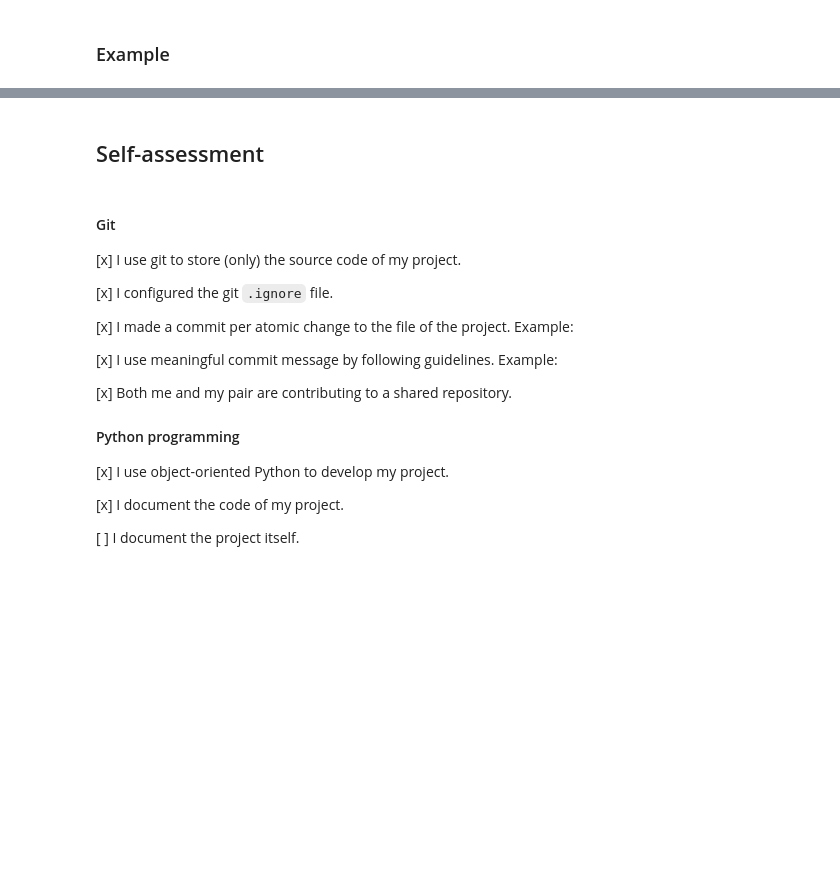
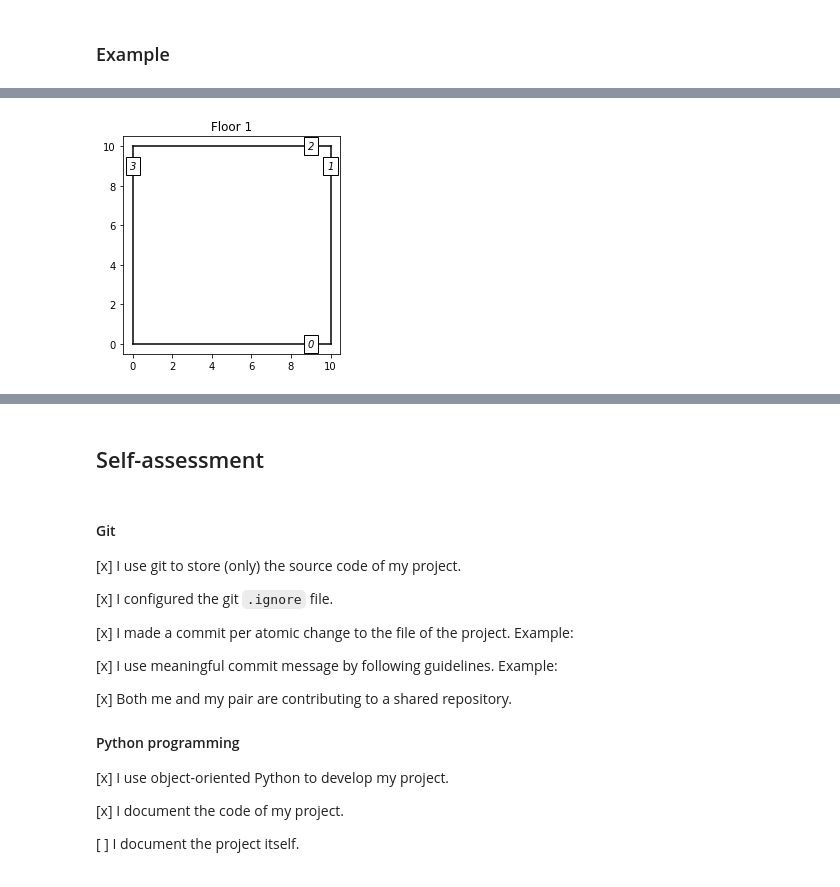
Before and after one commit to karim-zaidi/digital_twin, a Jupyter notebook: Showcase.ipynb, the cells around one changed output, grey strips where cells are left out. Drawn from its saved outputs; the diff is of its cells as text; code cells hidden in the pictures; blank space fills up the shorter version.

```diff
--- a/Showcase.ipynb
+++ b/Showcase.ipynb
@@ -95,0 +84,9 @@ AttributeError: 'Floor' object has no attribute 'get_dividers'
+# %%
+# 1st room
+building.add_wall(1, P(0, 0), P(10,0))
+building.add_wall(1, P(10, 0), P(10,10))
+building.add_wall(1, P(10,10), P(0,10))
+building.add_wall(1, P(0,10), P(0,0))
+building.visualize()
+# %% [output]
+[figure, added]
```
Also changed, not shown: parts of 12 cells of this notebook, 3 other files.
